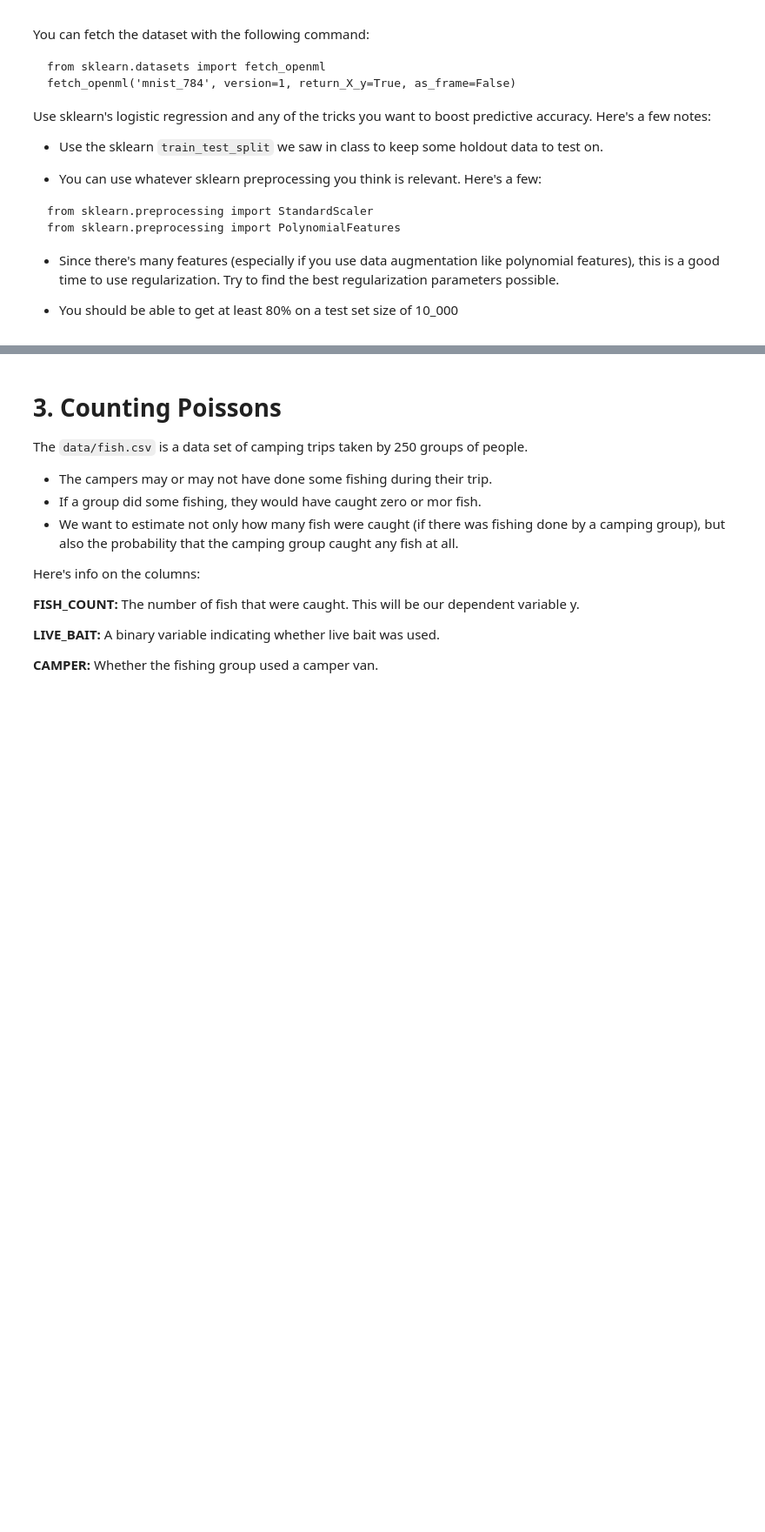
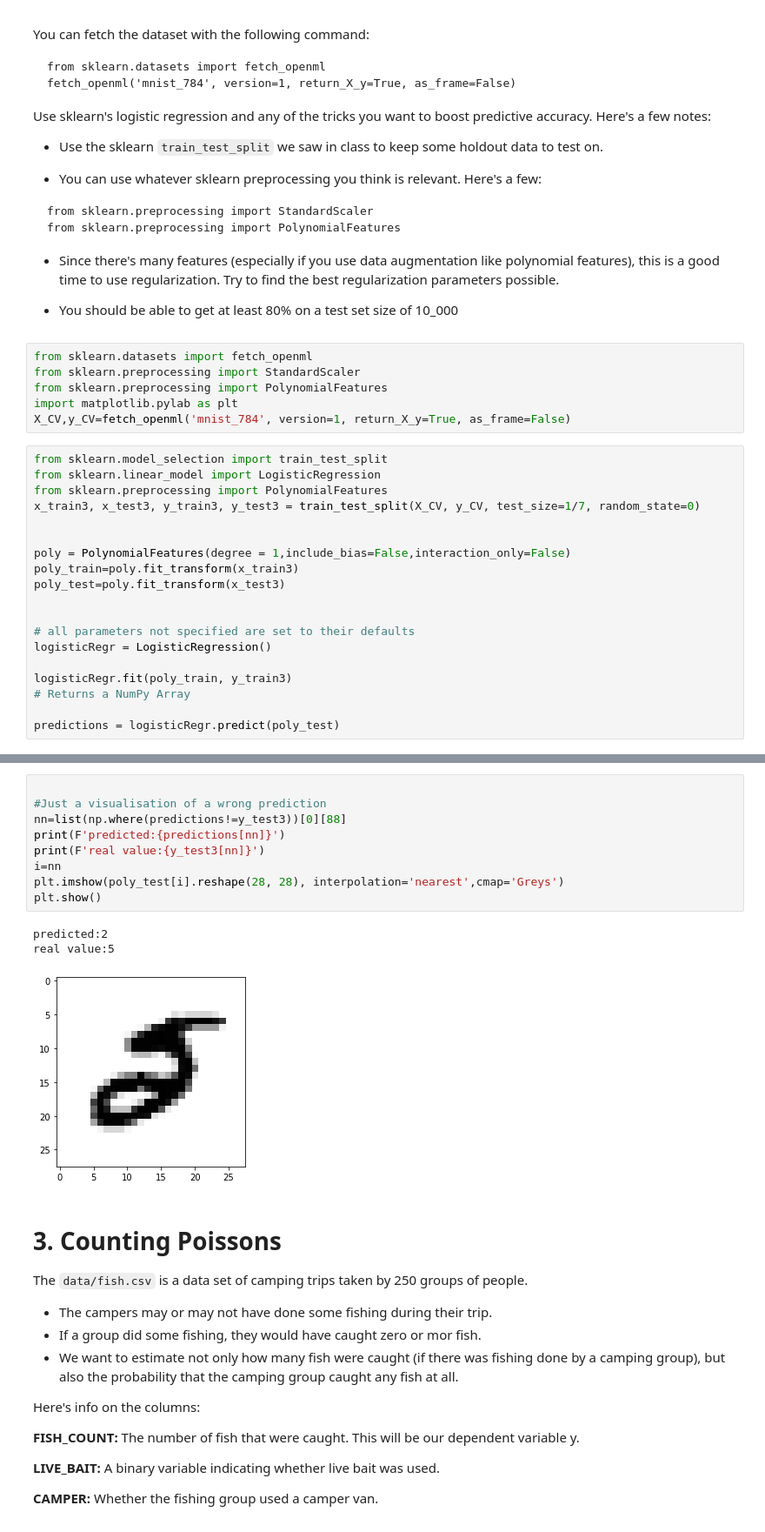
Before and after one commit to cb-ds-1/3-7-glm, a Jupyter notebook: workshop.ipynb, the cells around one changed output, grey strips where cells are left out. Shown at 87% size. Saved outputs shown, nothing was run; the diff lists cells and outputs as text; blank space fills up the shorter version.

```diff
--- a/workshop.ipynb
+++ b/workshop.ipynb
@@ -35,3 +305,28 @@ from sklearn.preprocessing import PolynomialFeatures
 - Since there's many features (especially if you use data augmentation like polynomial features), this is a good time to use regularization. Try to find the best regularization parameters possible.
 
 - You should be able to get at least 80% on a test set size of 10_000
+# %%
+from sklearn.datasets import fetch_openml
+from sklearn.preprocessing import StandardScaler
+from sklearn.preprocessing import PolynomialFeatures
+import matplotlib.pylab as plt
+X_CV,y_CV=fetch_openml('mnist_784', version=1, return_X_y=True, as_frame=False)
+# %%
+from sklearn.model_selection import train_test_split
+from sklearn.linear_model import LogisticRegression
+from sklearn.preprocessing import PolynomialFeatures
+x_train3, x_test3, y_train3, y_test3 = train_test_split(X_CV, y_CV, test_size=1/7, random_state=0)
+
+
+poly = PolynomialFeatures(degree = 1,include_bias=False,interaction_only=False)
+poly_train=poly.fit_transform(x_train3)
+poly_test=poly.fit_transform(x_test3)
+
+
+# all parameters not specified are set to their defaults
+logisticRegr = LogisticRegression()
+
+logisticRegr.fit(poly_train, y_train3)
+# Returns a NumPy Array
+
+predictions = logisticRegr.predict(poly_test)
@@ -38,3 +351,16 @@ from sklearn.preprocessing import PolynomialFeatures
+# %%
+
+#Just a visualisation of a wrong prediction
+nn=list(np.where(predictions!=y_test3))[0][88]
+print(F'predicted:{predictions[nn]}')
+print(F'real value:{y_test3[nn]}')
+i=nn
+plt.imshow(poly_test[i].reshape(28, 28), interpolation='nearest',cmap='Greys')
+plt.show()
+# %% [output]
+predicted:2
+real value:5
+[figure, added]
 # %% [markdown]
 # 3. Counting Poissons
 
```
Also changed, not shown: parts of 17 cells of this notebook.
